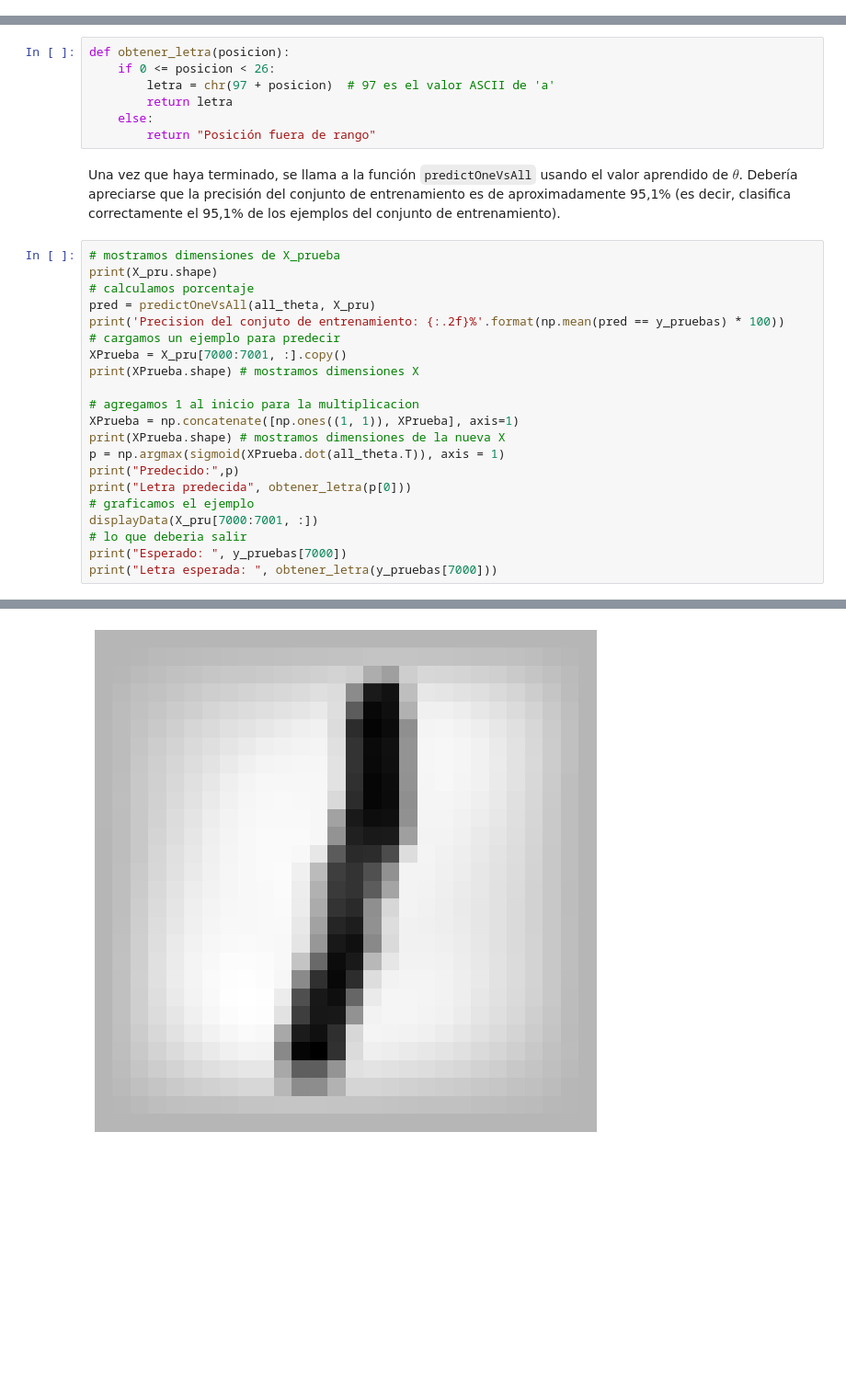
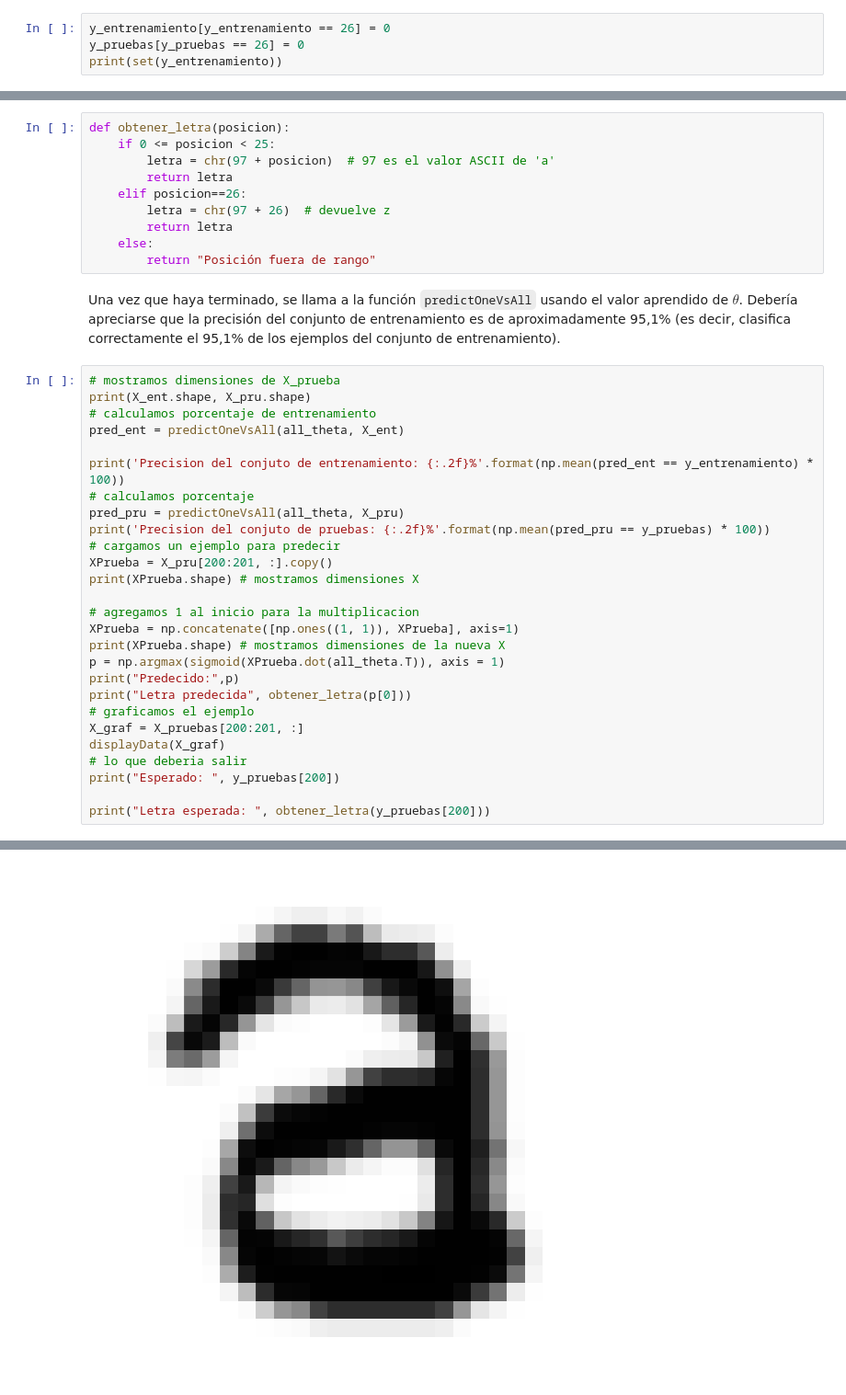
Before and after one commit to marcanii/SIS420---1-23, a Jupyter notebook: Evaluaciones/Segundo Parcial/reg_log_onevsall.ipynb, the cells around one changed output, grey strips where cells are left out. Shown at 92% size. Cells and saved outputs as stored; diff of their text form; blank space fills up the shorter version.

```diff
--- a/Evaluaciones/Segundo Parcial/reg_log_onevsall.ipynb
+++ b/Evaluaciones/Segundo Parcial/reg_log_onevsall.ipynb
@@ -61,3 +85,7 @@ y_entrenamiento = datos_entrenamiento['labels'][0][0].ravel()
 # cargamos los datos a usar tanto en X como Y de pruebas
 X_pruebas = datos_pruebas['images'][0][0]
 y_pruebas = datos_pruebas['labels'][0][0].ravel()
+# %%
+y_entrenamiento[y_entrenamiento == 26] = 0
+y_pruebas[y_pruebas == 26] = 0
+print(set(y_entrenamiento))
@@ -383,8 +465,11 @@ def predictOneVsAll(all_theta, X):
     return p
 # %%
 def obtener_letra(posicion):
-    if 0 <= posicion < 26:
+    if 0 <= posicion < 25:
         letra = chr(97 + posicion)  # 97 es el valor ASCII de 'a'
+        return letra
+    elif posicion==26:
+        letra = chr(97 + 26)  # devuelve z
         return letra
     else:
         return "Posición fuera de rango"
@@ -392,12 +477,16 @@ def obtener_letra(posicion):
 Una vez que haya terminado, se llama a la función `predictOneVsAll` usando el valor aprendido de $\theta$. Debería apreciarse que la precisión del conjunto de entrenamiento es de aproximadamente 95,1% (es decir, clasifica correctamente el 95,1% de los ejemplos del conjunto de entrenamiento).
 # %%
 # mostramos dimensiones de X_prueba
-print(X_pru.shape)
+print(X_ent.shape, X_pru.shape)
+# calculamos porcentaje de entrenamiento
+pred_ent = predictOneVsAll(all_theta, X_ent)
+
+print('Precision del conjuto de entrenamiento: {:.2f}%'.format(np.mean(pred_ent == y_entrenamiento) * 100))
 # calculamos porcentaje
-pred = predictOneVsAll(all_theta, X_pru)
-print('Precision del conjuto de entrenamiento: {:.2f}%'.format(np.mean(pred == y_pruebas) * 100))
+pred_pru = predictOneVsAll(all_theta, X_pru)
+print('Precision del conjuto de pruebas: {:.2f}%'.format(np.mean(pred_pru == y_pruebas) * 100))
 # cargamos un ejemplo para predecir
-XPrueba = X_pru[7000:7001, :].copy()
+XPrueba = X_pru[200:201, :].copy()
 print(XPrueba.shape) # mostramos dimensiones X
 
 # agregamos 1 al inicio para la multiplicacion
@@ -407,8 +496,10 @@ p = np.argmax(sigmoid(XPrueba.dot(all_theta.T)), axis = 1)
 print("Predecido:",p)
 print("Letra predecida", obtener_letra(p[0]))
 # graficamos el ejemplo
-displayData(X_pru[7000:7001, :])
+X_graf = X_pruebas[200:201, :]
+displayData(X_graf)
 # lo que deberia salir
-print("Esperado: ", y_pruebas[7000])
-print("Letra esperada: ", obtener_letra(y_pruebas[7000]))
+print("Esperado: ", y_pruebas[200])
+
+print("Letra esperada: ", obtener_letra(y_pruebas[200]))
 # %% [output]
@@ -423 +515 @@ Letra esperada:  j
-[figure, old version]
+[figure, new version]
```
Also changed, not shown: parts of 12 cells of this notebook, 6 other files.
